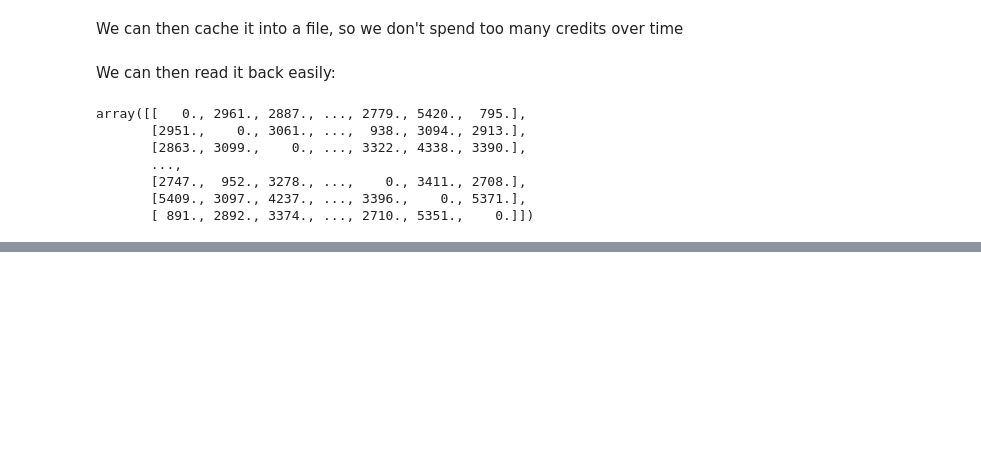
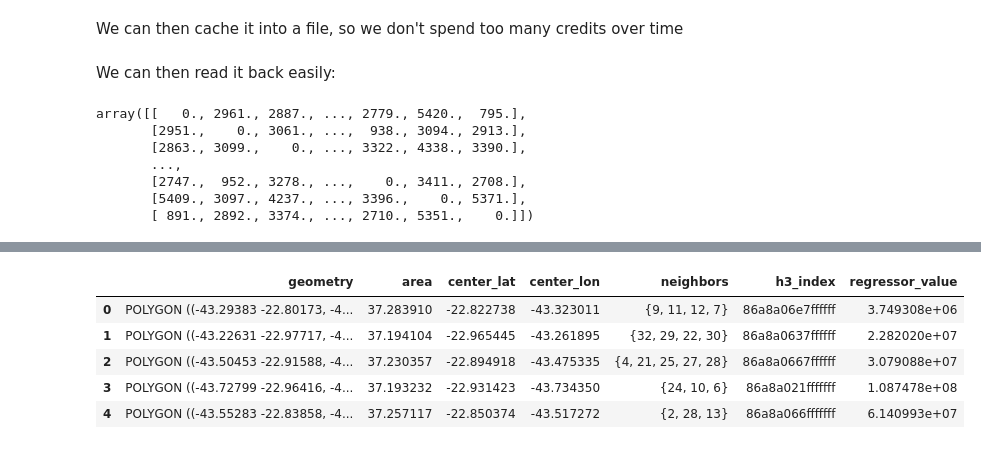
Before and after one commit to Giovanni3A/Projeto_PO2, a Jupyter notebook: notebooks/discretization_example.ipynb, the cells around one changed output, grey strips where cells are left out. Cells and saved outputs as stored; diff of their text form; code cells hidden in the pictures; blank space fills up the shorter version.

Commit message:
fix add regressors functions and update notebook with examples

```diff
--- a/notebooks/discretization_example.ipynb
+++ b/notebooks/discretization_example.ipynb
@@ -149,0 +147,6 @@ array([[   0., 2961., 2887., ..., 2779., 5420.,  795.],
+# %%
+regressor = geopandas.read_file(os.path.join(ENTR_DATA_PATH,'Bairros_rio_de_janeiro.shp'))
+regressor = regressor.set_crs(epsg=29183)
+regressor = regressor.to_crs(epsg=4326)
+regressor = regressor[['area','geometry']].rename({'area':'regressor_value'},axis=1)
+regressor.head()
@@ -149,0 +160,11 @@ array([[   0., 2961., 2887., ..., 2779., 5420.,  795.],
+# %%
+r_df = myDiscretization.addRegressorWeithedAverage(hex_gdf,regressor)
+# %%
+r_df.head()
+# %% [output]
+|  | geometry | area | center_lat | center_lon | neighbors | h3_index | regressor_value |
+| 0 | POLYGON ((-43.29383 -22.80173, -4... | 37.283910 | -22.822738 | -43.323011 | {9, 11, 12, 7} | 86a8a06e7ffffff | 3.749308e+06 |
+| 1 | POLYGON ((-43.22631 -22.97717, -4... | 37.194104 | -22.965445 | -43.261895 | {32, 29, 22, 30} | 86a8a0637ffffff | 2.282020e+07 |
+| 2 | POLYGON ((-43.50453 -22.91588, -4... | 37.230357 | -22.894918 | -43.475335 | {4, 21, 25, 27, 28} | 86a8a0667ffffff | 3.079088e+07 |
+| 3 | POLYGON ((-43.72799 -22.96416, -4... | 37.193232 | -22.931423 | -43.734350 | {24, 10, 6} | 86a8a021fffffff | 1.087478e+08 |
+| 4 | POLYGON ((-43.55283 -22.83858, -4... | 37.257117 | -22.850374 | -43.517272 | {2, 28, 13} | 86a8a066fffffff | 6.140993e+07 |
```
Also changed, not shown: parts of 9 cells of this notebook, 2 other files.
